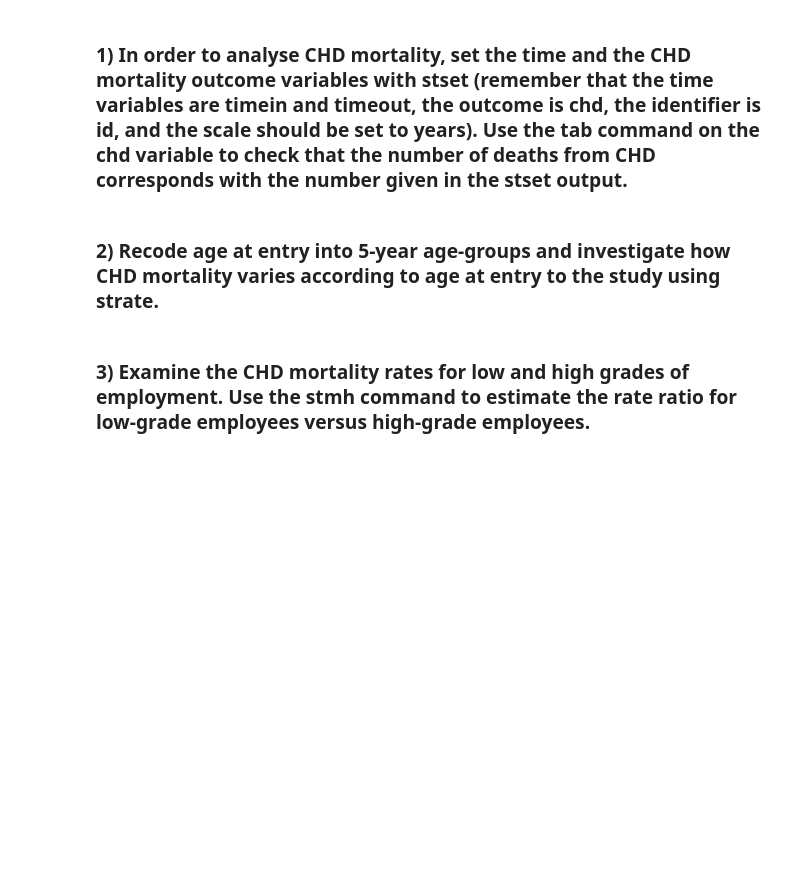
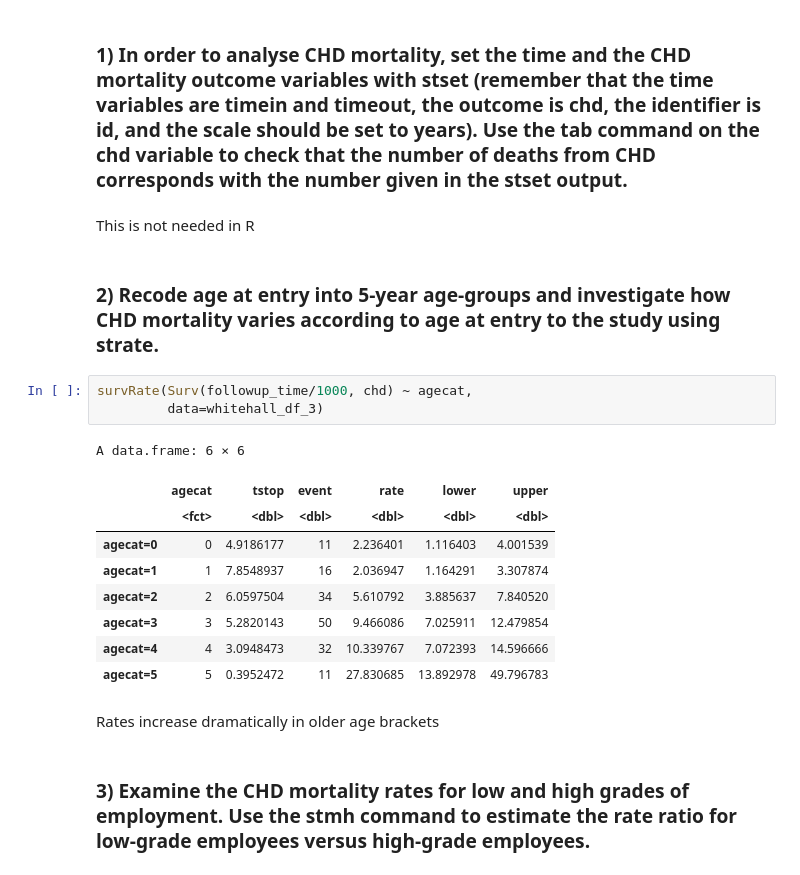
Before and after one commit to pgcudahy/LSHTM_EPM_202, a Jupyter notebook: Practical 2.ipynb, the cells around one changed output. Cells and saved outputs as stored; diff of their text form; blank space fills up the shorter version.

```diff
--- a/Practical 2.ipynb
+++ b/Practical 2.ipynb
@@ -283,7 +328,24 @@ To examine whether the crude RR estimate for low grade, RR=2.31, is confounded b
 # Review exercise
 # %% [markdown]
 ### 1) In order to analyse CHD mortality, set the time and the CHD mortality outcome variables with stset (remember that the time variables are timein and timeout, the outcome is chd, the identifier is id, and the scale should be set to years). Use the tab command on the chd variable to check that the number of deaths from CHD corresponds with the number given in the stset output.
+# %% [markdown]
+ This is not needed in R
 # %% [markdown]
 ### 2) Recode age at entry into 5-year age-groups and investigate how CHD mortality varies according to age at entry to the study using strate.
+# %%
+survRate(Surv(followup_time/1000, chd) ~ agecat,
+         data=whitehall_df_3)
+# %% [output]
+A data.frame: 6 × 6
+|  | agecat | tstop | event | rate | lower | upper |
+|  | <fct> | <dbl> | <dbl> | <dbl> | <dbl> | <dbl> |
+| agecat=0 | 0 | 4.9186177 | 11 | 2.236401 | 1.116403 | 4.001539 |
+| agecat=1 | 1 | 7.8548937 | 16 | 2.036947 | 1.164291 | 3.307874 |
+| agecat=2 | 2 | 6.0597504 | 34 | 5.610792 | 3.885637 | 7.840520 |
+| agecat=3 | 3 | 5.2820143 | 50 | 9.466086 | 7.025911 | 12.479854 |
+| agecat=4 | 4 | 3.0948473 | 32 | 10.339767 | 7.072393 | 14.596666 |
+| agecat=5 | 5 | 0.3952472 | 11 | 27.830685 | 13.892978 | 49.796783 |
+# %% [markdown]
+Rates increase dramatically in older age brackets
 # %% [markdown]
 ### 3) Examine the CHD mortality rates for low and high grades of employment. Use the stmh command to estimate the rate ratio for low-grade employees versus high-grade employees.
```
Also changed, not shown: parts of 16 cells of this notebook, 2 other files.
